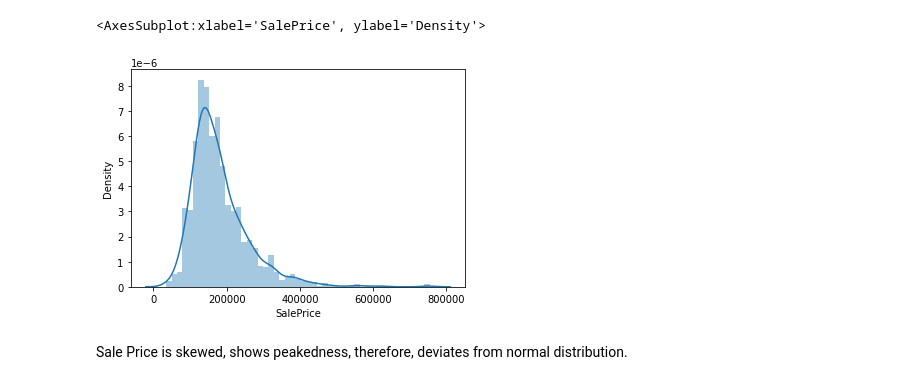
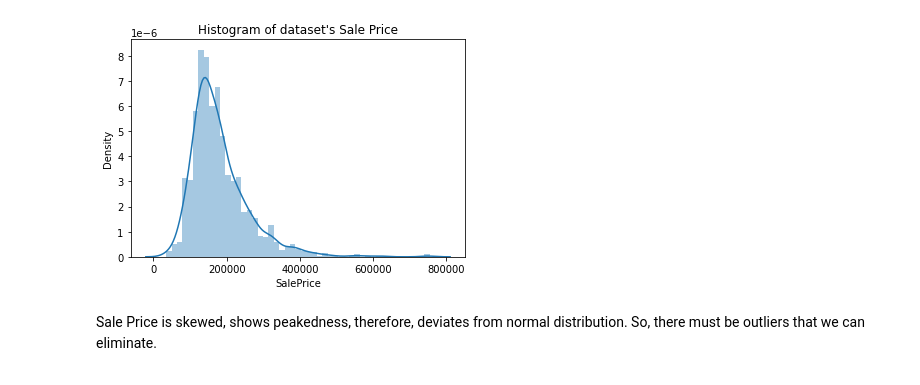
Before and after one commit to artemedius/repo, a Jupyter notebook: houseprice forecast/proj2.ipynb, the cells around one changed output. Saved outputs shown, nothing was run; the diff lists cells and outputs as text; code cells hidden in the pictures.

```diff
--- a/houseprice forecast/proj2.ipynb
+++ b/houseprice forecast/proj2.ipynb
@@ -1,5 +1,7 @@
 # %%
+# Importing packages and ignoring warnings
 import pandas as pd
+import numpy as np
 import matplotlib.pyplot as plt
 import seaborn as sns
 from scipy import stats
@@ -7,8 +9,9 @@ from scipy.stats import norm, skew
 import warnings
 def ignore_warn(*args, **kwargs):
     pass
-warnings.warn = ignore_warn #ignore annoying warning (from sklearn and seaborn)
+warnings.warn = ignore_warn
 
+# Importing datasets and reading them through pandas package
 color = sns.color_palette()
 test_url = "https://raw.githubusercontent.com/artemedius/repo/main/houseprice%20forecast/test.csv"
 train_url = "https://raw.githubusercontent.com/artemedius/repo/main/houseprice%20forecast/train.csv"
@@ -18,12 +21,14 @@ train = pd.read_csv(train_url)
 # Saving Id column and deleting from dataframes, they're irrelevant for regression
 train_id = train['Id']
 test_id = test['Id']
-train.drop("Id", axis = 1, inplace = True)
-test.drop("Id", axis = 1, inplace = True)
+train = train.drop("Id", axis = 1)
+test = test.drop("Id", axis = 1)
-# %%
-sns.distplot(train['SalePrice'])
-# %% [output]
-<AxesSubplot:xlabel='SalePrice', ylabel='Density'>
-[figure, removed]
+# %%
+sns.distplot(train['SalePrice'])
+plt.title("Histogram of dataset's Sale Price")
+plt.show()
+# %% [output]
+[figure, added]
 # %% [markdown]
 Sale Price is skewed, shows peakedness, therefore, deviates from normal distribution.
+So, there must be outliers that we can eliminate.
```
Also changed, not shown: parts of 3 cells of this notebook.
